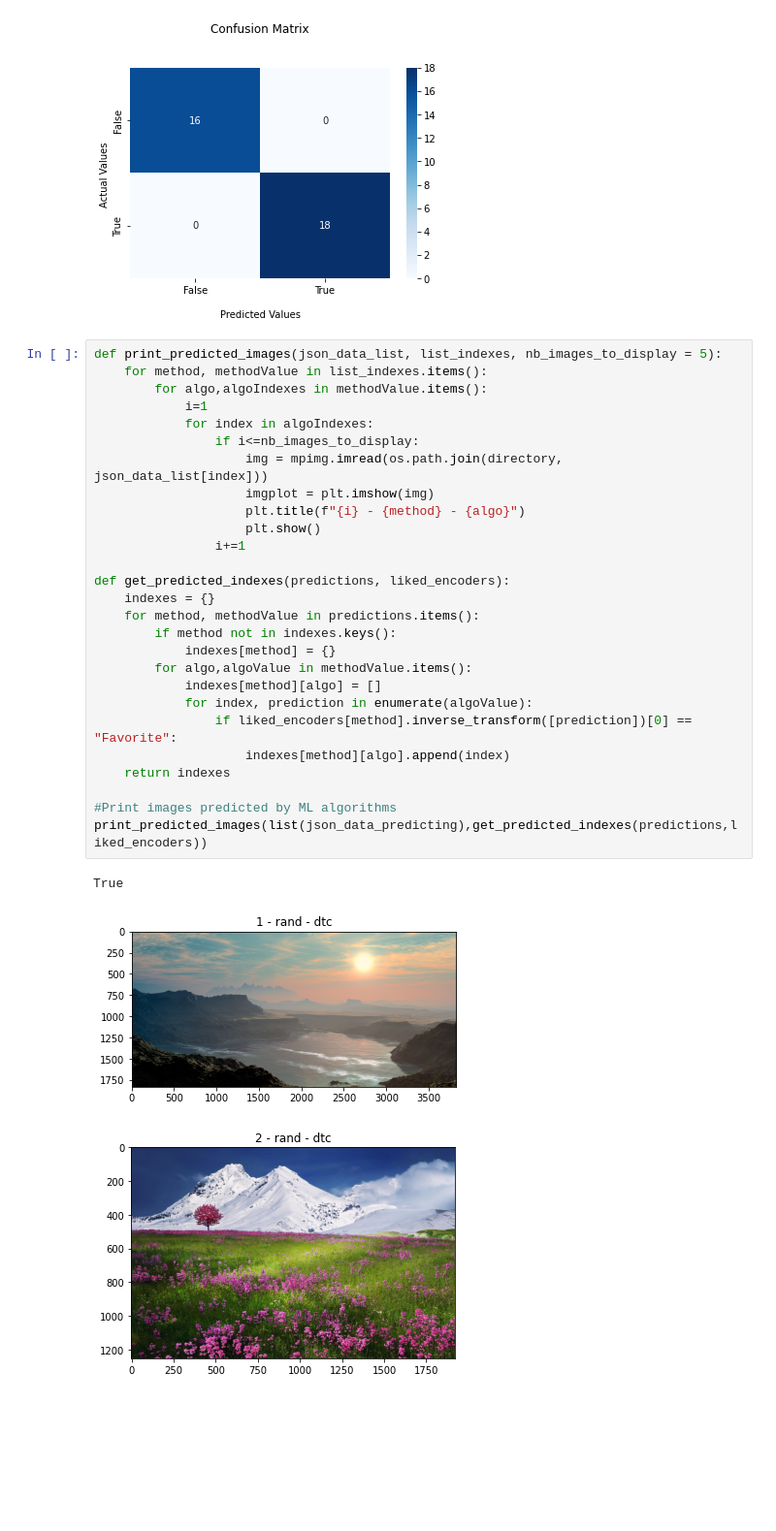
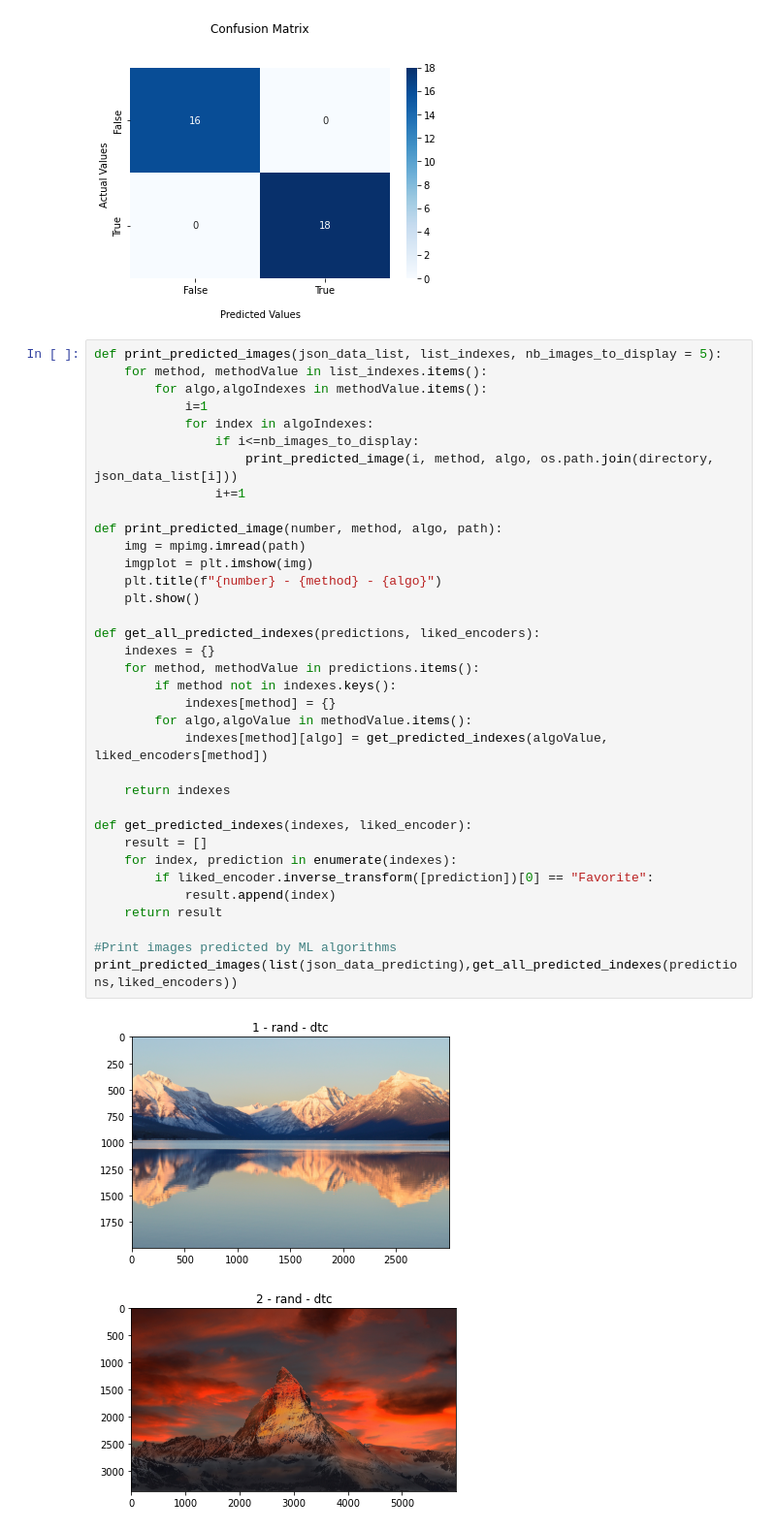
Before and after one commit to FlorentMonnet/MachineLearningProject, a Jupyter notebook: TPs/Project/Project.ipynb, the cells around one changed output. Shown at 97% size. Drawn from its saved outputs; the diff is of its cells as text; blank space fills up the shorter version.

Commit message:
refactorisation dernière cellule (affichage images)

```diff
--- a/TPs/Project/Project.ipynb
+++ b/TPs/Project/Project.ipynb
@@ -453,31 +453,38 @@ COLORS:
 # %%
 def print_predicted_images(json_data_list, list_indexes, nb_images_to_display = 5):
     for method, methodValue in list_indexes.items():
         for algo,algoIndexes in methodValue.items():
             i=1
             for index in algoIndexes:
                 if i<=nb_images_to_display:
-                    img = mpimg.imread(os.path.join(directory, json_data_list[index]))
-                    imgplot = plt.imshow(img)
-                    plt.title(f"{i} - {method} - {algo}")
-                    plt.show()
+                    print_predicted_image(i, method, algo, os.path.join(directory, json_data_list[i]))
                 i+=1
 
-def get_predicted_indexes(predictions, liked_encoders):
+def print_predicted_image(number, method, algo, path):
+    img = mpimg.imread(path)
+    imgplot = plt.imshow(img)
+    plt.title(f"{number} - {method} - {algo}")
+    plt.show()
+
+def get_all_predicted_indexes(predictions, liked_encoders):
     indexes = {}
     for method, methodValue in predictions.items():
         if method not in indexes.keys():
             indexes[method] = {}
         for algo,algoValue in methodValue.items():
-            indexes[method][algo] = []
-            for index, prediction in enumerate(algoValue):
-                if liked_encoders[method].inverse_transform([prediction])[0] == "Favorite":
-                    indexes[method][algo].append(index)
+            indexes[method][algo] = get_predicted_indexes(algoValue, liked_encoders[method])
+
     return indexes
 
+def get_predicted_indexes(indexes, liked_encoder):
+    result = []
+    for index, prediction in enumerate(indexes):
+        if liked_encoder.inverse_transform([prediction])[0] == "Favorite":
+            result.append(index)
+    return result
+
 #Print images predicted by ML algorithms
-print_predicted_images(list(json_data_predicting),get_predicted_indexes(predictions,liked_encoders))
+print_predicted_images(list(json_data_predicting),get_all_predicted_indexes(predictions,liked_encoders))
 # %% [output]
-True
-[figure, old version]
+[figure, new version]
-[figure, old version]
+[figure, new version]
```
Also changed, not shown: parts of 1 cell of this notebook.
